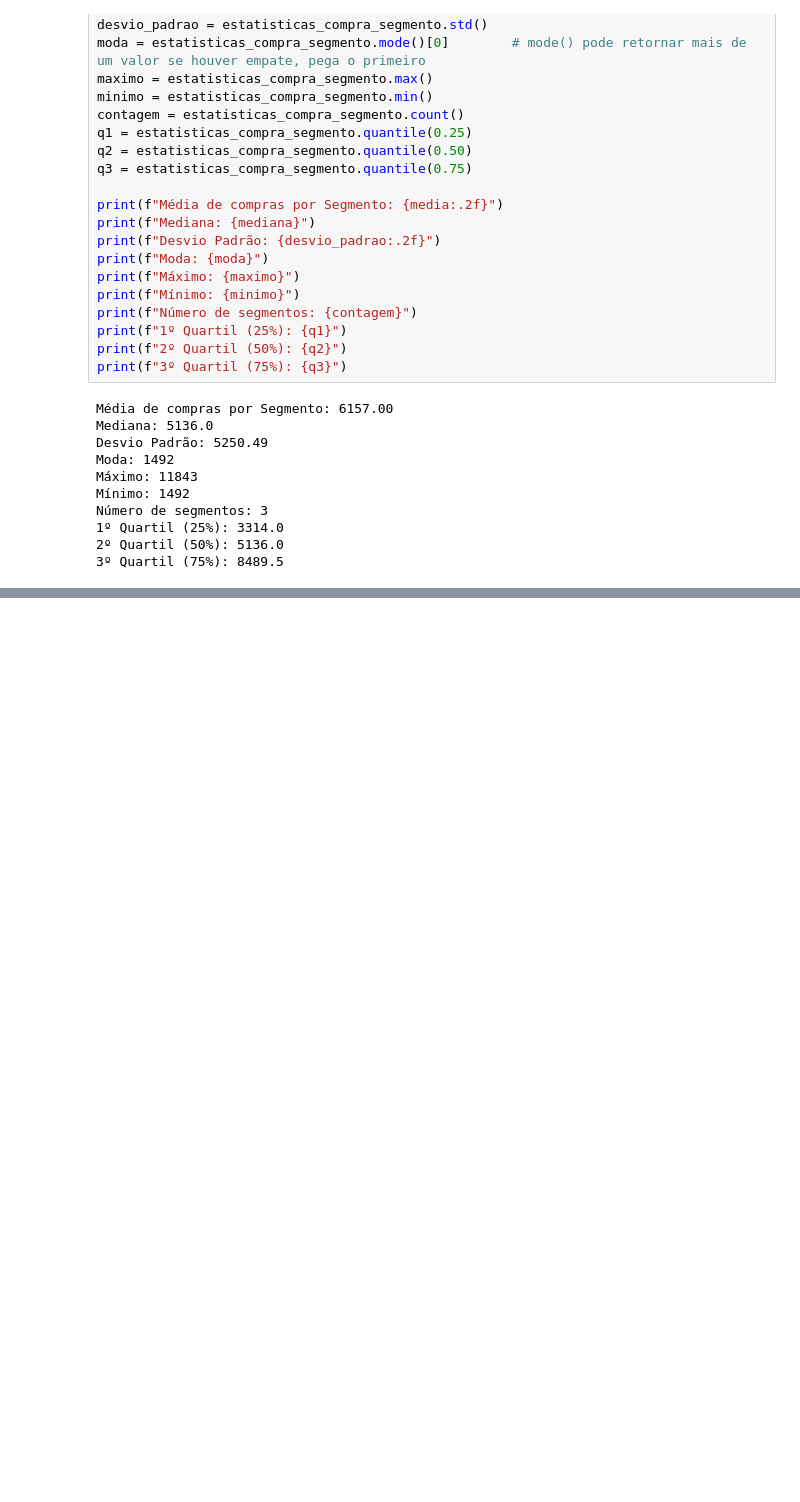
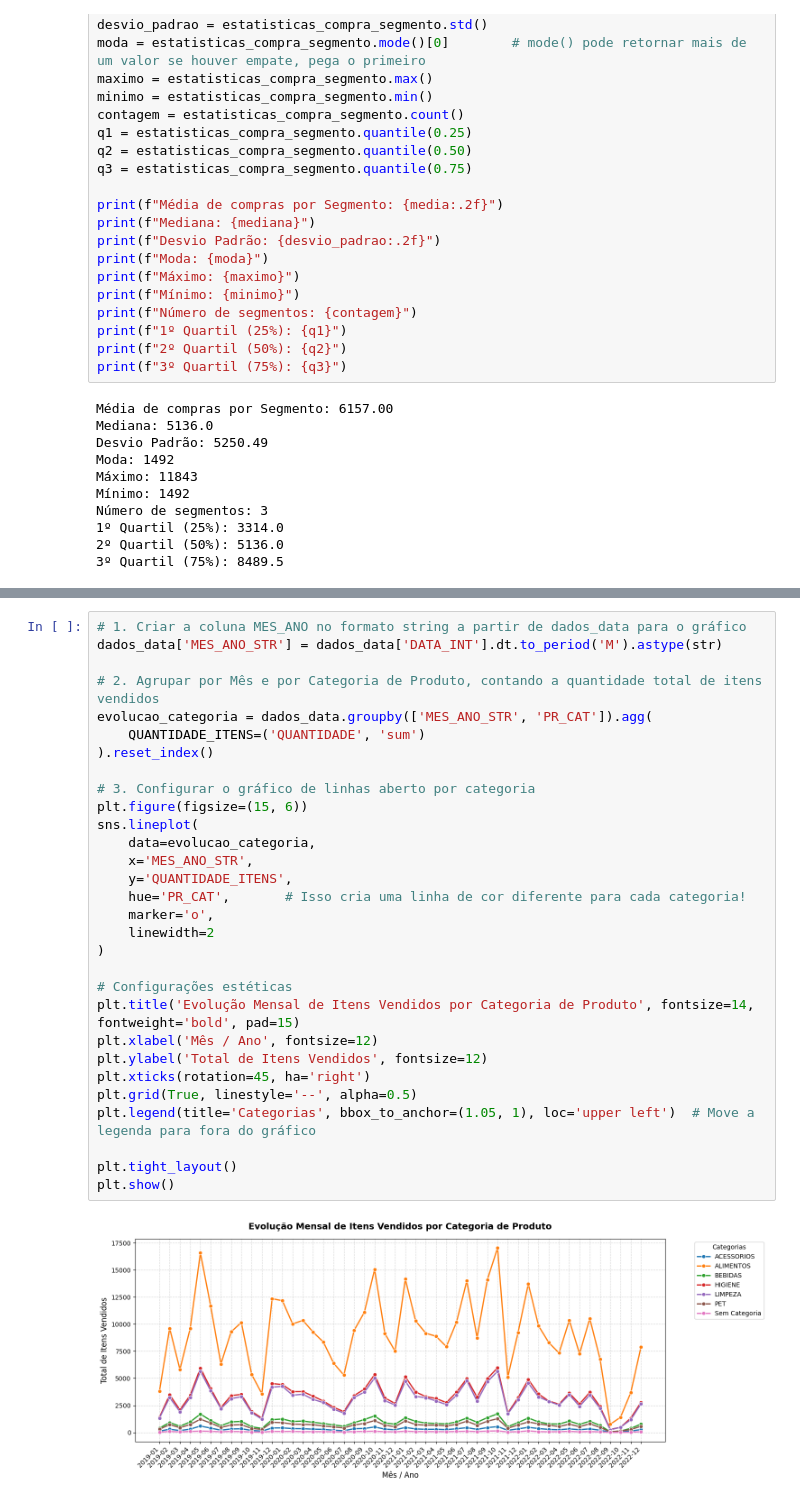
Before and after one commit to KrathK9722/Analise-de-Dados-Python-Projeto-Avaliativo-M1W07, a Jupyter notebook: ARQUIVOS/Analise_Google_COLAB.ipynb, the cells around one changed output, grey strips where cells are left out. Saved outputs shown, nothing was run; the diff lists cells and outputs as text; blank space fills up the shorter version.

```diff
--- a/ARQUIVOS/Analise_Google_COLAB.ipynb
+++ b/ARQUIVOS/Analise_Google_COLAB.ipynb
@@ -685,0 +715,32 @@ Número de segmentos: 3
+# %%
+# 1. Criar a coluna MES_ANO no formato string a partir de dados_data para o gráfico
+dados_data['MES_ANO_STR'] = dados_data['DATA_INT'].dt.to_period('M').astype(str)
+
+# 2. Agrupar por Mês e por Categoria de Produto, contando a quantidade total de itens vendidos
+evolucao_categoria = dados_data.groupby(['MES_ANO_STR', 'PR_CAT']).agg(
+    QUANTIDADE_ITENS=('QUANTIDADE', 'sum')
+).reset_index()
+
+# 3. Configurar o gráfico de linhas aberto por categoria
+plt.figure(figsize=(15, 6))
+sns.lineplot(
+    data=evolucao_categoria,
+    x='MES_ANO_STR',
+    y='QUANTIDADE_ITENS',
+    hue='PR_CAT',       # Isso cria uma linha de cor diferente para cada categoria!
+    marker='o',
+    linewidth=2
+)
+
+# Configurações estéticas
+plt.title('Evolução Mensal de Itens Vendidos por Categoria de Produto', fontsize=14, fontweight='bold', pad=15)
+plt.xlabel('Mês / Ano', fontsize=12)
+plt.ylabel('Total de Itens Vendidos', fontsize=12)
+plt.xticks(rotation=45, ha='right')
+plt.grid(True, linestyle='--', alpha=0.5)
+plt.legend(title='Categorias', bbox_to_anchor=(1.05, 1), loc='upper left')  # Move a legenda para fora do gráfico
+
+plt.tight_layout()
+plt.show()
+# %% [output]
+[figure, added]
```
Also changed, not shown: parts of 8 cells of this notebook.
